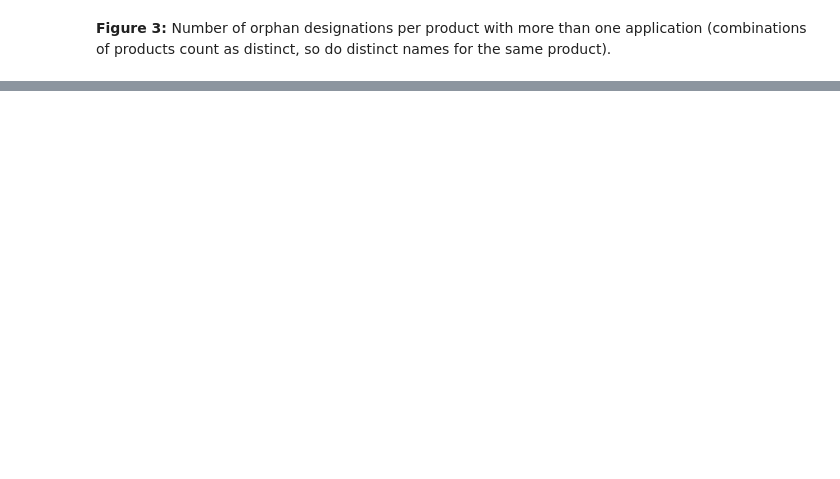
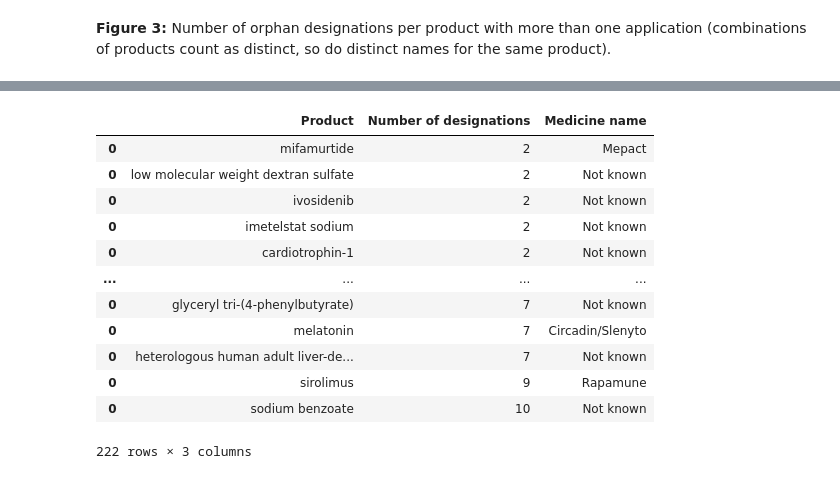
Before and after one commit to DavAug/euod, a Jupyter notebook: analysis/ec_od_record.ipynb, the cells around one changed output, grey strips where cells are left out. Drawn from its saved outputs; the diff is of its cells as text; code cells hidden in the pictures; blank space fills up the shorter version.

```diff
--- a/analysis/ec_od_record.ipynb
+++ b/analysis/ec_od_record.ipynb
@@ -176,0 +227,36 @@ fig.show()
+# %%
+for product in multi_designations['Product'].str.upper():
+    # Mask for product
+    mask = data_ema['Active substance'] == product
+    temp = data_ema[mask]['Medicine name']
+
+    if len(temp) == 0:
+        # No match was found
+        continue
+
+    # Construct medicine name (/ separates multiple candidates)
+    medicine_name = ''
+    for name in temp:
+        if medicine_name != '':
+            medicine_name += '/'
+        medicine_name += name
+
+    # Add Medicine name
+    mask = multi_designations['Product'].str.upper() == product
+    multi_designations.loc[mask, 'Medicine name'] = medicine_name
+
+multi_designations
+# %% [output]
+|  | Product | Number of designations | Medicine name |
+| 0 | mifamurtide | 2 | Mepact |
+| 0 | low molecular weight dextran sulfate | 2 | Not known |
+| 0 | ivosidenib | 2 | Not known |
+| 0 | imetelstat sodium | 2 | Not known |
+| 0 | cardiotrophin-1 | 2 | Not known |
+| ... | ... | ... | ... |
+| 0 | glyceryl tri-(4-phenylbutyrate) | 7 | Not known |
+| 0 | melatonin | 7 | Circadin/Slenyto |
+| 0 | heterologous human adult liver-de... | 7 | Not known |
+| 0 | sirolimus | 9 | Rapamune |
+| 0 | sodium benzoate | 10 | Not known |
+222 rows × 3 columns
```
Also changed, not shown: parts of 9 cells of this notebook, 1 other file.
